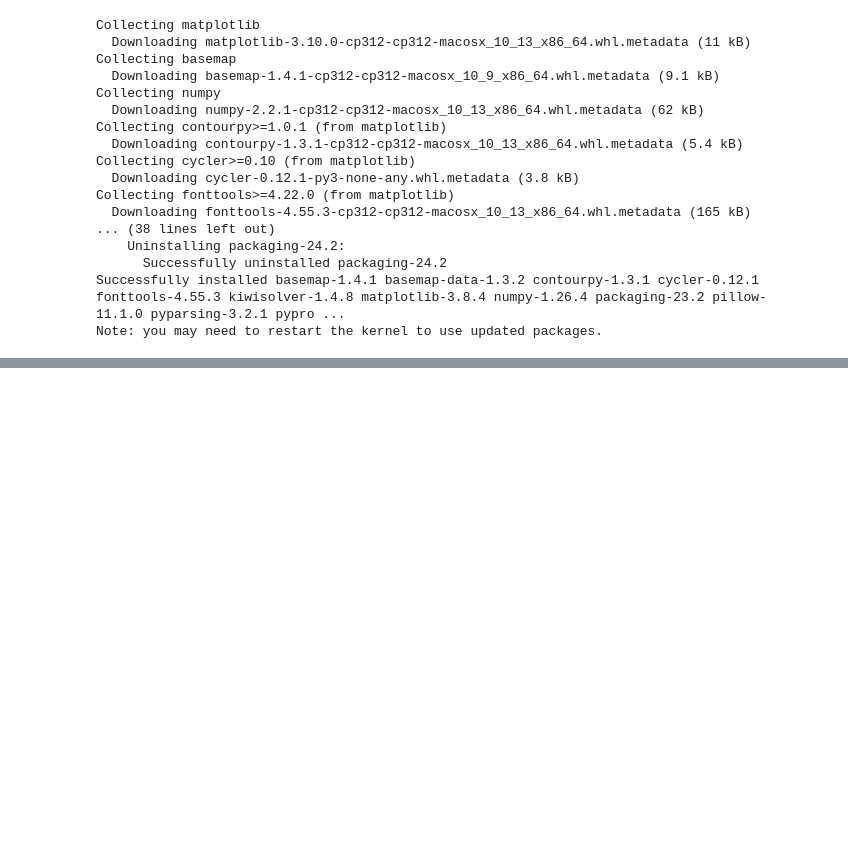
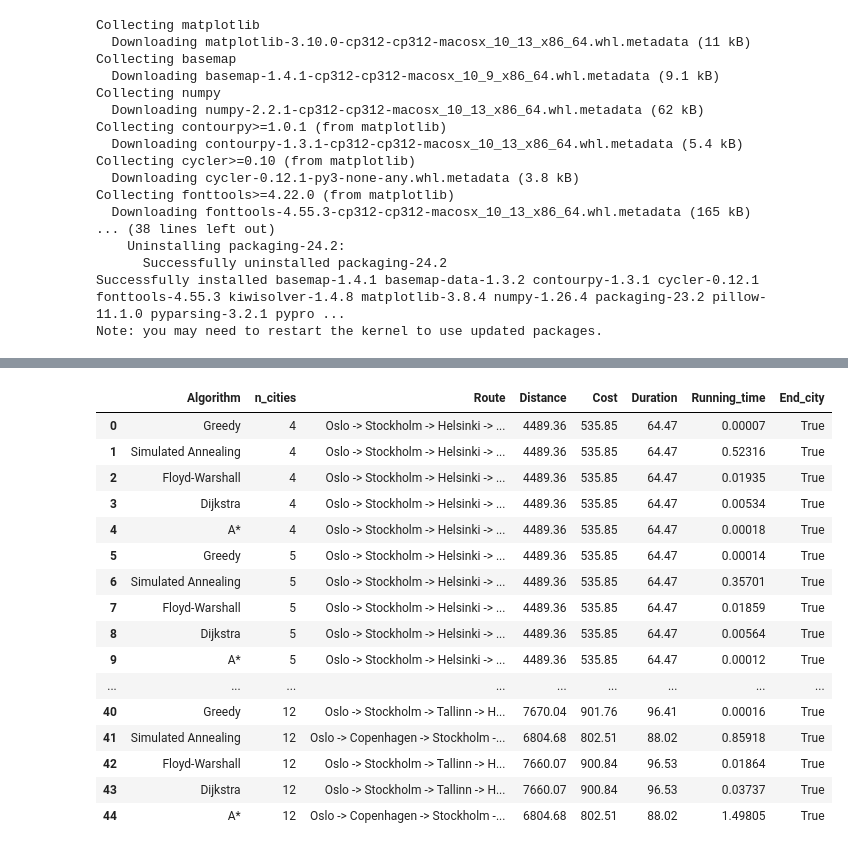
Before and after one commit to eistre/algorithmics2024, a Jupyter notebook: experiments.ipynb, the cells around one changed output, grey strips where cells are left out. Saved outputs shown, nothing was run; the diff lists cells and outputs as text; code cells hidden in the pictures; blank space fills up the shorter version.

```diff
--- a/experiments.ipynb
+++ b/experiments.ipynb
@@ -284,0 +323,86 @@ Running Brute Force algorithm...
+# %%
+import pandas as pd
+import os
+import sys
+import time
+import matplotlib.pyplot as plt
+from lib.planner import TravelPlanner, Criteria, CriteriaWeight
+
+sys.path.append(os.getcwd())
+
+# Initialize planner and criteria weights
+planner = TravelPlanner(load_from_file=True)
+criteria_weights = [CriteriaWeight(Criteria.DISTANCE, 1),
+                   CriteriaWeight(Criteria.DURATION, 0),
+                   CriteriaWeight(Criteria.COST, 0)]
+
+# Column names
+columns = ["Algorithm", "n_cities", "Route", "Distance", "Cost", "Duration", "Running_time", "End_city"]
+df = pd.DataFrame(columns=columns)
+n_cities = [2,3,4,5,6,7,8,9,10] # not including start and end.
+
+start_city = 'Oslo'
+end_city = 'Barcelona'
+destinations = ['Stockholm', 'Helsinki', 'Barcelona', 'Berlin', 'Vilnius',
+               'Tallinn', 'Copenhagen', 'Frankfurt', 'Warsaw', 'Rome', 'London','Sofia']
+
+# Test different algorithms
+algorithms = {
+    #'Brute Force': planner.optimize_route_brute_force,
+    'Greedy': planner.optimize_route_greedy,
+    'Simulated Annealing': planner.optimize_route_simulated_annealing,
+    'Floyd-Warshall': planner.optimize_route_floyd_warshall,
+    'Dijkstra': planner.optimize_route_dijkstra,
+    'A*': planner.optimize_route_a_star
+}
+
+# Load coordinates
+city_coordinates = {}
+with open("sample_data/cities_coordinates.txt", "r") as file:
+    for line in file:
+        city, lat, lon = line.strip().split(",")
+        city_coordinates[city] = (float(lat), float(lon))
+
+for n in n_cities:
+    dest = destinations[0:n]
+    for name, algorithm in algorithms.items():
+        start_time = time.time()
+        optimized_route, distance, duration, cost = algorithm(
+            start=start_city,
+            end=end_city,
+            destinations=dest,
+            criteria_weights=criteria_weights
+        )
+        end_time = time.time()
+        elapsed_time = end_time-start_time
+        new_row = pd.DataFrame([{
+            "Algorithm": name,
+            "n_cities": int(n+2),
+            "Route": " -> ".join(optimized_route),
+            "Distance": round(distance,2),
+            "Cost": round(cost,2),
+            "Duration": round(duration,2),
+            "Running_time": round(elapsed_time,5),
+            "End_city": True
+        }])
+        df = pd.concat([df, new_row], ignore_index=True)
+
+df
+# %% [output]
+|  | Algorithm | n_cities | Route | Distance | Cost | Duration | Running_time | End_city |
+| 0 | Greedy | 4 | Oslo -> Stockholm -> Helsinki -> ... | 4489.36 | 535.85 | 64.47 | 0.00007 | True |
+| 1 | Simulated Annealing | 4 | Oslo -> Stockholm -> Helsinki -> ... | 4489.36 | 535.85 | 64.47 | 0.52316 | True |
+| 2 | Floyd-Warshall | 4 | Oslo -> Stockholm -> Helsinki -> ... | 4489.36 | 535.85 | 64.47 | 0.01935 | True |
+| 3 | Dijkstra | 4 | Oslo -> Stockholm -> Helsinki -> ... | 4489.36 | 535.85 | 64.47 | 0.00534 | True |
+| 4 | A* | 4 | Oslo -> Stockholm -> Helsinki -> ... | 4489.36 | 535.85 | 64.47 | 0.00018 | True |
+| 5 | Greedy | 5 | Oslo -> Stockholm -> Helsinki -> ... | 4489.36 | 535.85 | 64.47 | 0.00014 | True |
+| 6 | Simulated Annealing | 5 | Oslo -> Stockholm -> Helsinki -> ... | 4489.36 | 535.85 | 64.47 | 0.35701 | True |
+| 7 | Floyd-Warshall | 5 | Oslo -> Stockholm -> Helsinki -> ... | 4489.36 | 535.85 | 64.47 | 0.01859 | True |
+| 8 | Dijkstra | 5 | Oslo -> Stockholm -> Helsinki -> ... | 4489.36 | 535.85 | 64.47 | 0.00564 | True |
+| 9 | A* | 5 | Oslo -> Stockholm -> Helsinki -> ... | 4489.36 | 535.85 | 64.47 | 0.00012 | True |
+| ... | ... | ... | ... | ... | ... | ... | ... | ... |
+| 40 | Greedy | 12 | Oslo -> Stockholm -> Tallinn -> H... | 7670.04 | 901.76 | 96.41 | 0.00016 | True |
+| 41 | Simulated Annealing | 12 | Oslo -> Copenhagen -> Stockholm -... | 6804.68 | 802.51 | 88.02 | 0.85918 | True |
+| 42 | Floyd-Warshall | 12 | Oslo -> Stockholm -> Tallinn -> H... | 7660.07 | 900.84 | 96.53 | 0.01864 | True |
+| 43 | Dijkstra | 12 | Oslo -> Stockholm -> Tallinn -> H... | 7660.07 | 900.84 | 96.53 | 0.03737 | True |
+| 44 | A* | 12 | Oslo -> Copenhagen -> Stockholm -... | 6804.68 | 802.51 | 88.02 | 1.49805 | True |
```
Also changed, not shown: parts of 8 cells of this notebook.
